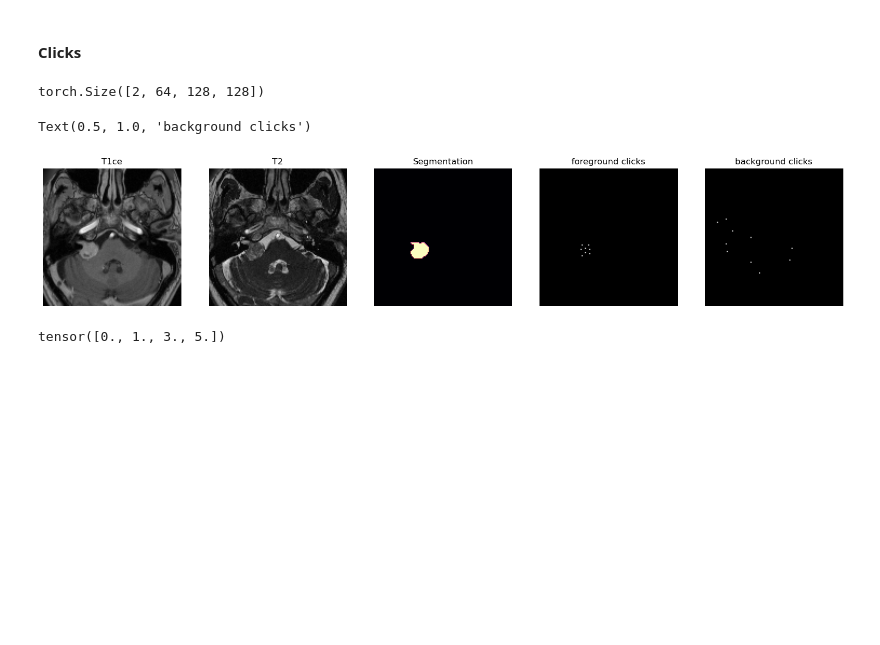
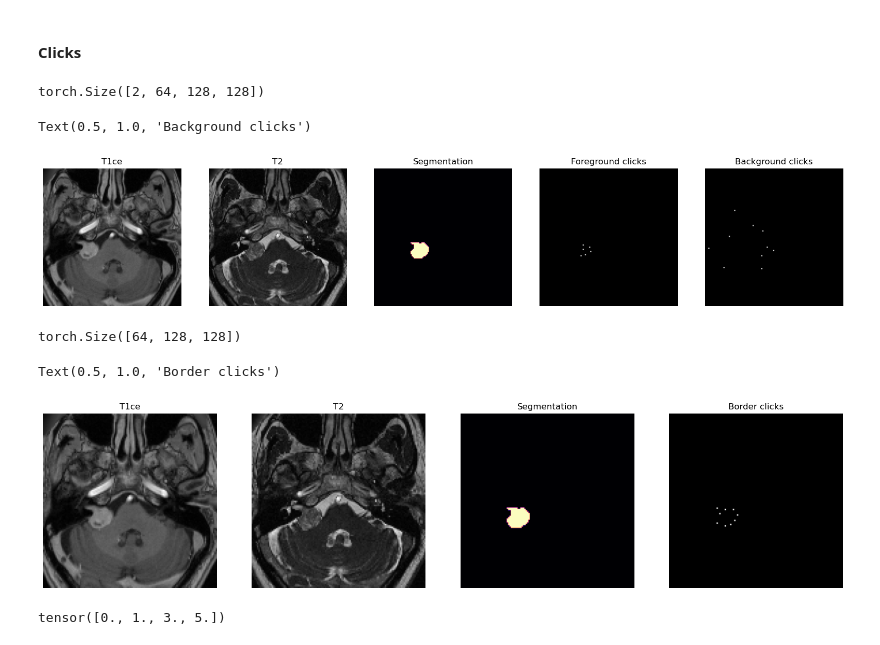
Before and after one commit to kuko6/click-correction, a Jupyter notebook: notebooks/test_nb.ipynb, the cells around one changed output. Cells and saved outputs as stored; diff of their text form; code cells hidden in the pictures; blank space fills up the shorter version.

Commit message:
added border clicks

```diff
--- a/notebooks/test_nb.ipynb
+++ b/notebooks/test_nb.ipynb
@@ -148,7 +148,7 @@ class MRIDataset(Dataset):
 
         return valid_points
 
-    def _generate_clicks(self, mask: torch.Tensor, fg=False, bg=False, clicks_num=2, click_size=2) -> tuple[torch.Tensor, torch.Tensor]:
+    def _generate_clicks(self, mask: torch.Tensor, fg=False, bg=False, border=True, clicks_num=2, click_size=2) -> tuple[torch.Tensor, torch.Tensor]:
         """ Generate click masks """
 
         first, last = self._get_glioma_indices(mask)
@@ -156,6 +156,7 @@ class MRIDataset(Dataset):
 
         bg_clicks = np.zeros_like(mask)
         fg_clicks = np.zeros_like(mask)
+        border_clicks = np.zeros_like(mask)
         for slice in range(first, last):
             erosion_kernel = cv2.getStructuringElement(shape=cv2.MORPH_ELLIPSE, ksize=(5, 5))
             dilatation_kernel = cv2.getStructuringElement(shape=cv2.MORPH_ELLIPSE, ksize=(17, 17))
@@ -167,6 +168,7 @@ class MRIDataset(Dataset):
 
             border_idx = np.where(diff == 1)
             border_coords = list(zip(*border_idx))
+            np.random.shuffle(border_coords)
 
             # Get fg coordinates
             inner_idx = np.where(mask[slice,:,:] == 1)
@@ -180,6 +182,12 @@ class MRIDataset(Dataset):
             outer_coords = list(set(outer_coords) - set(inner_coords))
             np.random.shuffle(outer_coords)
 
+            # Add border clicks
+            if border:
+                selected_points = self._select_points(np.array(border_coords), clicks_num)
+                for c in selected_points:
+                    border_clicks[slice,c[0], c[1]] = 2
+
             # Add bg clicks
             if bg:
                 selected_points = self._select_points(np.array(outer_coords), clicks_num)
@@ -191,6 +199,9 @@ class MRIDataset(Dataset):
                 selected_points = self._select_points(np.array(inner_coords), clicks_num)
                 for c in selected_points:
                     fg_clicks[slice,c[0], c[1]] = 4
+
+        if border:
+            return torch.as_tensor(border_clicks)
 
         return torch.stack((torch.as_tensor(bg_clicks), torch.as_tensor(fg_clicks)), axis=0)
 
@@ -314,8 +325,35 @@ axs[4].axis('off')
 axs[4].set_title('Background clicks')
 # %% [output]
 torch.Size([2, 64, 128, 128])
-Text(0.5, 1.0, 'background clicks')
+Text(0.5, 1.0, 'Background clicks')
 [figure]
+# %%
+data = MRIDataset([t1_list[0]], [t2_list[0]], [seg_list[0]], (64, 128, 128), gen_clicks=True)
+img, seg, clicks = data[0]
+
+print(clicks.shape)
+
+fig, axs = plt.subplots(1, 4, figsize=(20, 20))
+slice = 20
+axs[0].imshow(img[0,slice,:,:].rot90(3), cmap='gray')
+axs[0].axis('off')
+axs[0].set_title('T1ce')
+
+axs[1].imshow(img[1,slice,:,:].rot90(3), cmap='gray')
+axs[1].axis('off')
+axs[1].set_title('T2')
+
+axs[2].imshow(seg[0,slice,:,:].rot90(3), cmap='magma')
+axs[2].axis('off')
+axs[2].set_title('Segmentation')
+
+axs[3].imshow(clicks[slice,:,:].rot90(3), cmap='gray')
+axs[3].axis('off')
+axs[3].set_title('Border clicks')
+# %% [output]
+torch.Size([64, 128, 128])
+Text(0.5, 1.0, 'Border clicks')
+[figure, added]
 # %%
 # a = np.array(list(zip(*torch.where(clicks[1,slice,:,:] == 4))))
 # print(a)
```
Also changed, not shown: parts of 5 cells of this notebook, 3 other files.
